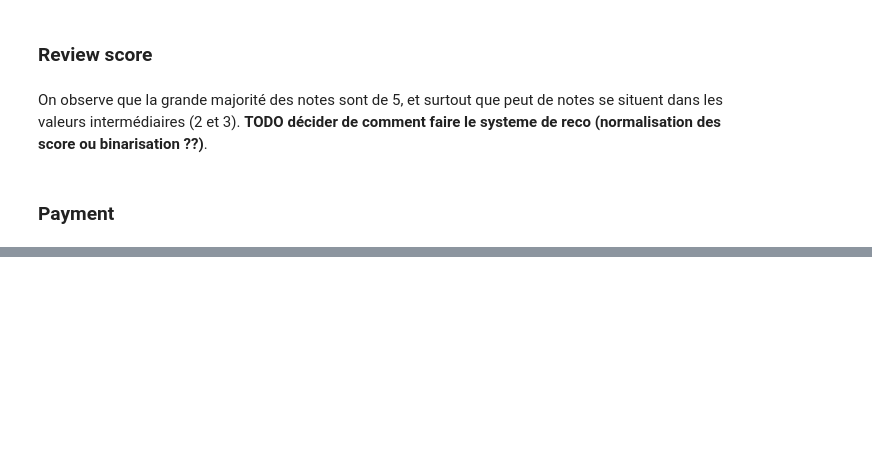
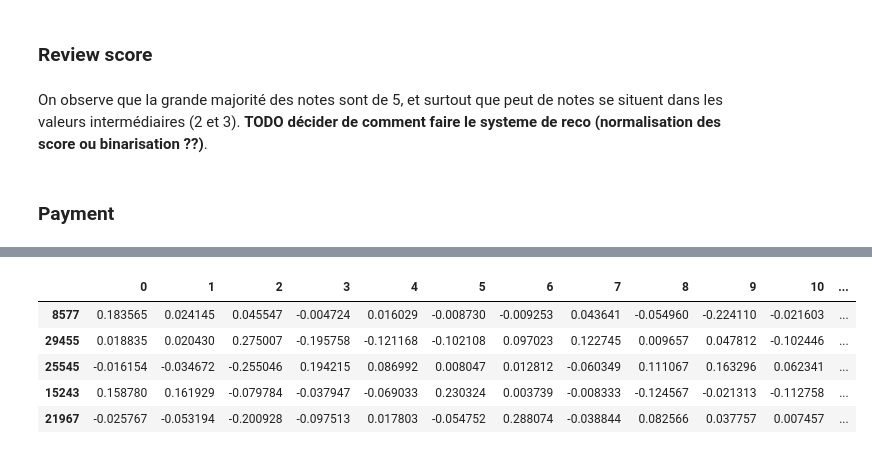
Before and after one commit to MrSneaker/ProjetDataMining, a Jupyter notebook: recommendation/notebook.ipynb, the cells around one changed output, grey strips where cells are left out. Cells and saved outputs as stored; diff of their text form; code cells hidden in the pictures; blank space fills up the shorter version.

```diff
--- a/recommendation/notebook.ipynb
+++ b/recommendation/notebook.ipynb
@@ -269,0 +305,8 @@ fig.show()
+# %%
+from sklearn.preprocessing import MinMaxScaler
+
+score_normalizer = MinMaxScaler()
+
+data_ratings['review_score'] = score_normalizer.fit_transform(data_ratings[['review_score']])
+
+data_ratings.head()
@@ -269,0 +320,30 @@ fig.show()
+# %%
+from surprise import SVD, Dataset, Reader
+import joblib
+
+
+reader = Reader(rating_scale=(data_ratings['review_score'].min(), data_ratings['review_score'].max()))
+
+data_ratings_surprise = Dataset.load_from_df(data_ratings, reader)
+
+trainset = data_ratings_surprise.build_full_trainset()
+
+model = SVD(n_factors=15)
+model.fit(trainset)
+
+feature_mat = model.qi
+
+product = [trainset.to_raw_iid(x) for x in range(len(feature_mat))]
+
+feature_df = pd.DataFrame(feature_mat, index=product)
+
+joblib.dump(model, 'svd_model.pkl')
+
+feature_df.head()
+# %% [output]
+|  | 0 | 1 | 2 | 3 | 4 | 5 | 6 | 7 | 8 | 9 | 10 | ... |
+| 8577 | 0.183565 | 0.024145 | 0.045547 | -0.004724 | 0.016029 | -0.008730 | -0.009253 | 0.043641 | -0.054960 | -0.224110 | -0.021603 | ... |
+| 29455 | 0.018835 | 0.020430 | 0.275007 | -0.195758 | -0.121168 | -0.102108 | 0.097023 | 0.122745 | 0.009657 | 0.047812 | -0.102446 | ... |
+| 25545 | -0.016154 | -0.034672 | -0.255046 | 0.194215 | 0.086992 | 0.008047 | 0.012812 | -0.060349 | 0.111067 | 0.163296 | 0.062341 | ... |
+| 15243 | 0.158780 | 0.161929 | -0.079784 | -0.037947 | -0.069033 | 0.230324 | 0.003739 | -0.008333 | -0.124567 | -0.021313 | -0.112758 | ... |
+| 21967 | -0.025767 | -0.053194 | -0.200928 | -0.097513 | 0.017803 | -0.054752 | 0.288074 | -0.038844 | 0.082566 | 0.037757 | 0.007457 | ... |
```
Also changed, not shown: parts of 9 cells of this notebook.
